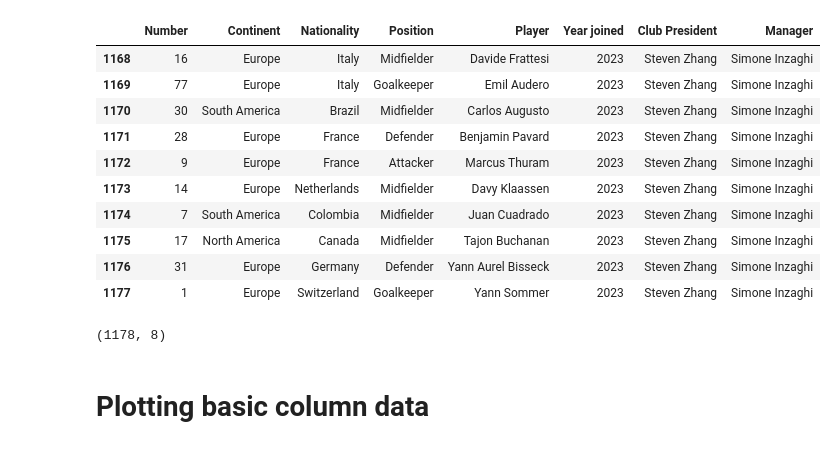
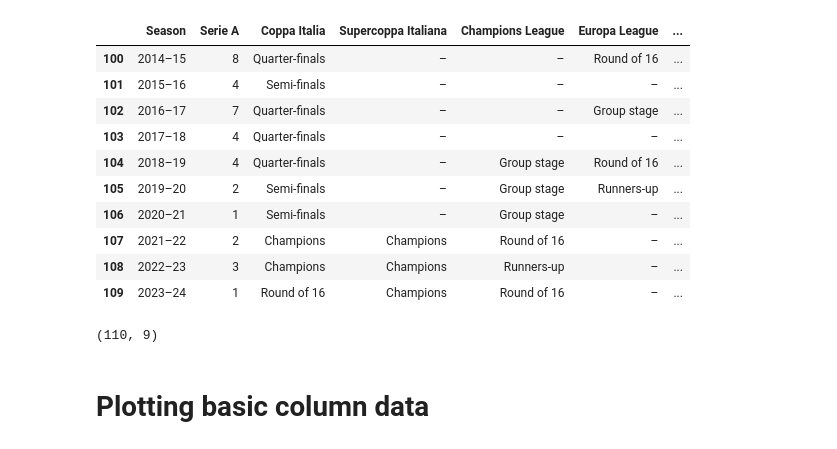
Before and after one commit to guilhermelaviola/InterMilan, a Jupyter notebook: InterSeasons.ipynb, the cells around one changed output. Drawn from its saved outputs; the diff is of its cells as text; code cells hidden in the pictures.

```diff
--- a/InterSeasons.ipynb
+++ b/InterSeasons.ipynb
@@ -11,24 +11,24 @@ plt.style.use('seaborn-pastel')
 # %%
 # Importing and displaying the last 10 goals scored:
 df = pd.ExcelFile('INTER.xlsx')
-players = pd.read_excel(df, 'All Players')
+players = pd.read_excel(df, 'Seasons')
 players.tail(10)
 # %% [output]
-|  | Number | Continent | Nationality | Position | Player | Year joined | Club President | Manager |
-| 1168 | 16 | Europe | Italy | Midfielder | Davide Frattesi | 2023 | Steven Zhang | Simone Inzaghi |
-| 1169 | 77 | Europe | Italy | Goalkeeper | Emil Audero | 2023 | Steven Zhang | Simone Inzaghi |
-| 1170 | 30 | South America | Brazil | Midfielder | Carlos Augusto | 2023 | Steven Zhang | Simone Inzaghi |
-| 1171 | 28 | Europe | France | Defender | Benjamin Pavard | 2023 | Steven Zhang | Simone Inzaghi |
-| 1172 | 9 | Europe | France | Attacker | Marcus Thuram | 2023 | Steven Zhang | Simone Inzaghi |
-| 1173 | 14 | Europe | Netherlands | Midfielder | Davy Klaassen | 2023 | Steven Zhang | Simone Inzaghi |
-| 1174 | 7 | South America | Colombia | Midfielder | Juan Cuadrado | 2023 | Steven Zhang | Simone Inzaghi |
-| 1175 | 17 | North America | Canada | Midfielder | Tajon Buchanan | 2023 | Steven Zhang | Simone Inzaghi |
-| 1176 | 31 | Europe | Germany | Defender | Yann Aurel Bisseck | 2023 | Steven Zhang | Simone Inzaghi |
-| 1177 | 1 | Europe | Switzerland | Goalkeeper | Yann Sommer | 2023 | Steven Zhang | Simone Inzaghi |
+|  | Season | Serie A | Coppa Italia | Supercoppa Italiana | Champions League | Europa League | ... |
+| 100 | 2014–15 | 8 | Quarter-finals | – | – | Round of 16 | ... |
+| 101 | 2015–16 | 4 | Semi-finals | – | – | – | ... |
+| 102 | 2016–17 | 7 | Quarter-finals | – | – | Group stage | ... |
+| 103 | 2017–18 | 4 | Quarter-finals | – | – | – | ... |
+| 104 | 2018–19 | 4 | Quarter-finals | – | Group stage | Round of 16 | ... |
+| 105 | 2019–20 | 2 | Semi-finals | – | Group stage | Runners-up | ... |
+| 106 | 2020–21 | 1 | Semi-finals | – | Group stage | – | ... |
+| 107 | 2021–22 | 2 | Champions | Champions | Round of 16 | – | ... |
+| 108 | 2022–23 | 3 | Champions | Champions | Runners-up | – | ... |
+| 109 | 2023–24 | 1 | Round of 16 | Champions | Round of 16 | – | ... |
 # %%
 # Displaying the number of rows and columns in the dataset:
 players.shape
 # %% [output]
-(1178, 8)
+(110, 9)
 # %% [markdown]
 # **Plotting basic column data**
```
Also changed, not shown: parts of 11 cells of this notebook.
